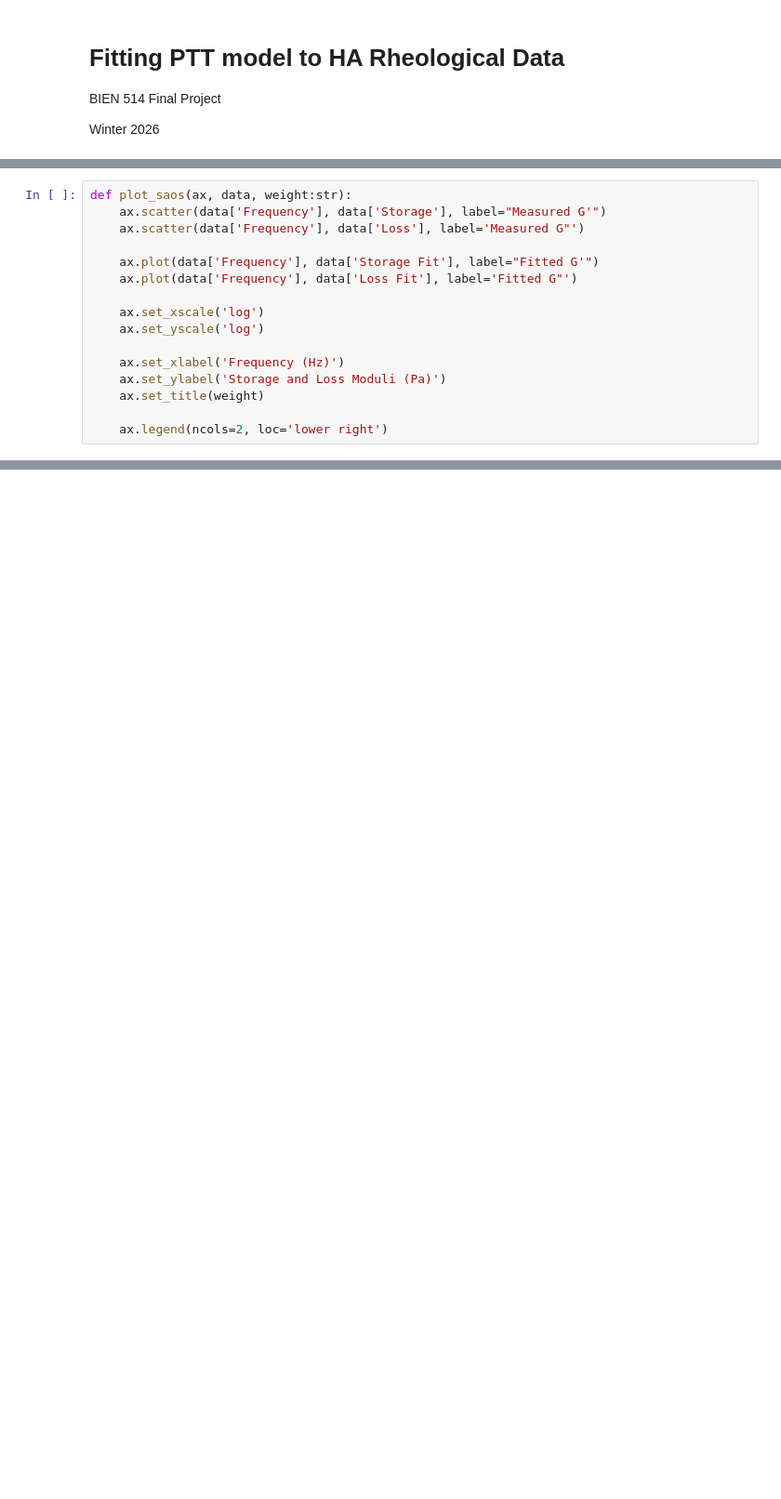
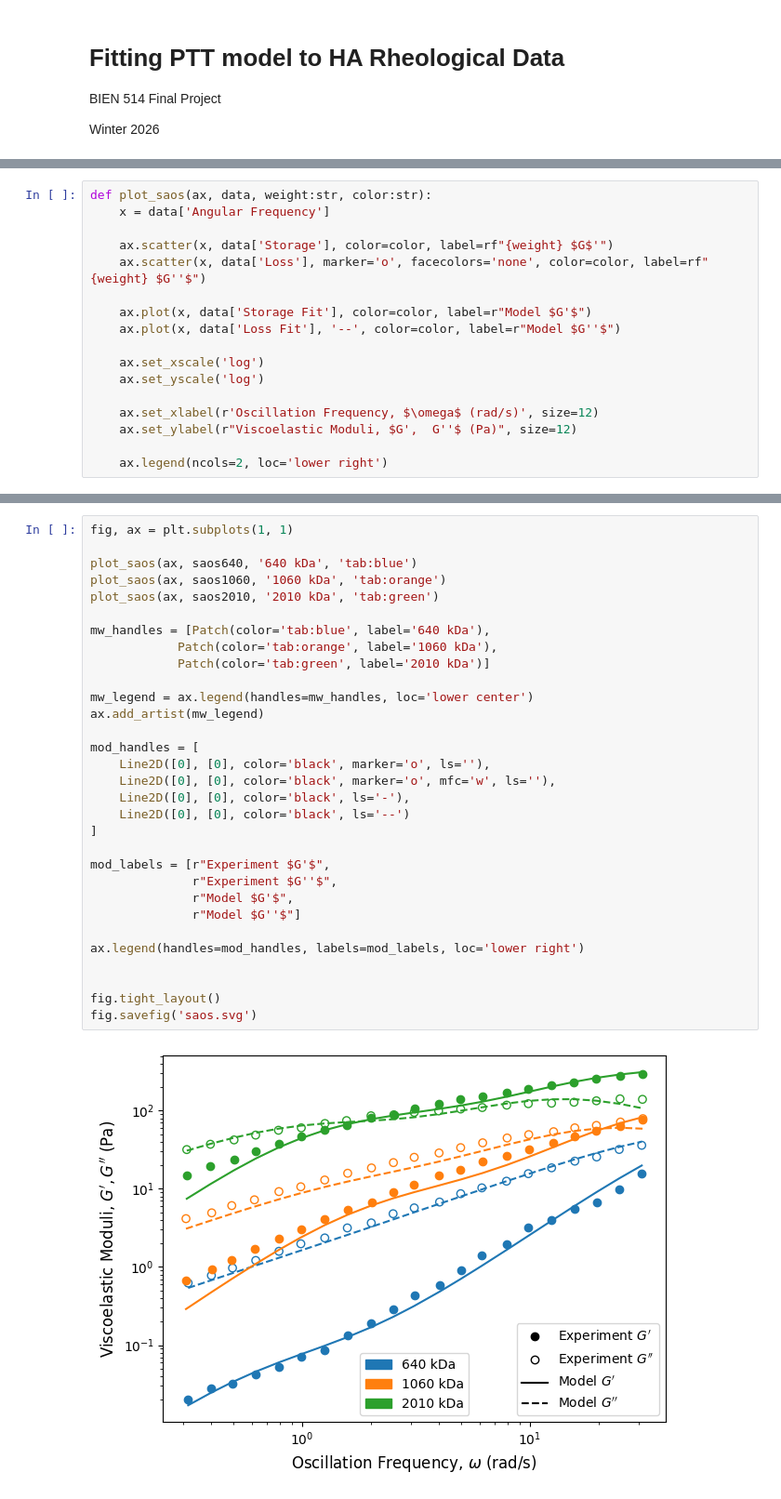
Before and after one commit to apz62/BIEN-514, a Jupyter notebook: Final Project.ipynb, the cells around one changed output, grey strips where cells are left out. Shown at 93% size. Saved outputs shown, nothing was run; the diff lists cells and outputs as text; blank space fills up the shorter version.

```diff
--- a/Final Project.ipynb
+++ b/Final Project.ipynb
@@ -69,16 +115,17 @@ saosfit_2010 = saos_fit(saos2010)
 # %%
-def plot_saos(ax, data, weight:str):
-    ax.scatter(data['Frequency'], data['Storage'], label="Measured G'")
-    ax.scatter(data['Frequency'], data['Loss'], label='Measured G"')
+def plot_saos(ax, data, weight:str, color:str):
+    x = data['Angular Frequency']
 
-    ax.plot(data['Frequency'], data['Storage Fit'], label="Fitted G'")
-    ax.plot(data['Frequency'], data['Loss Fit'], label='Fitted G"')
+    ax.scatter(x, data['Storage'], color=color, label=rf"{weight} $G$'")
+    ax.scatter(x, data['Loss'], marker='o', facecolors='none', color=color, label=rf"{weight} $G''$")
+
+    ax.plot(x, data['Storage Fit'], color=color, label=r"Model $G'$")
+    ax.plot(x, data['Loss Fit'], '--', color=color, label=r"Model $G''$")
 
     ax.set_xscale('log')
     ax.set_yscale('log')
 
-    ax.set_xlabel('Frequency (Hz)')
-    ax.set_ylabel('Storage and Loss Moduli (Pa)')
-    ax.set_title(weight)
+    ax.set_xlabel(r'Oscillation Frequency, $\omega$ (rad/s)', size=12)
+    ax.set_ylabel(r"Viscoelastic Moduli, $G',  G''$ (Pa)", size=12)
 
     ax.legend(ncols=2, loc='lower right')
@@ -95,0 +151,33 @@ fig.savefig('saos.svg')
+# %%
+fig, ax = plt.subplots(1, 1)
+
+plot_saos(ax, saos640, '640 kDa', 'tab:blue')
+plot_saos(ax, saos1060, '1060 kDa', 'tab:orange')
+plot_saos(ax, saos2010, '2010 kDa', 'tab:green')
+
+mw_handles = [Patch(color='tab:blue', label='640 kDa'),
+            Patch(color='tab:orange', label='1060 kDa'),
+            Patch(color='tab:green', label='2010 kDa')]
+
+mw_legend = ax.legend(handles=mw_handles, loc='lower center')
+ax.add_artist(mw_legend)
+
+mod_handles = [
+    Line2D([0], [0], color='black', marker='o', ls=''),
+    Line2D([0], [0], color='black', marker='o', mfc='w', ls=''),
+    Line2D([0], [0], color='black', ls='-'),
+    Line2D([0], [0], color='black', ls='--')
+]
+
+mod_labels = [r"Experiment $G'$",
+              r"Experiment $G''$",
+              r"Model $G'$",
+              r"Model $G''$"]
+
+ax.legend(handles=mod_handles, labels=mod_labels, loc='lower right')
+
+
+fig.tight_layout()
+fig.savefig('saos.svg')
+# %% [output]
+[figure, added]
```
Also changed, not shown: parts of 25 cells of this notebook, 3 other files.
